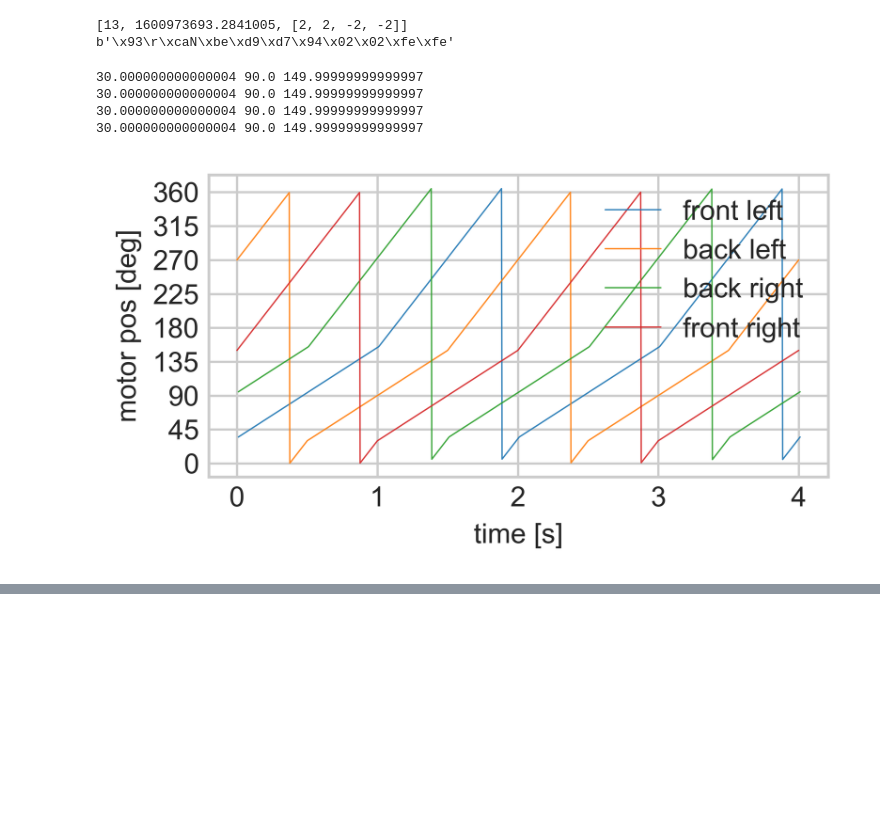
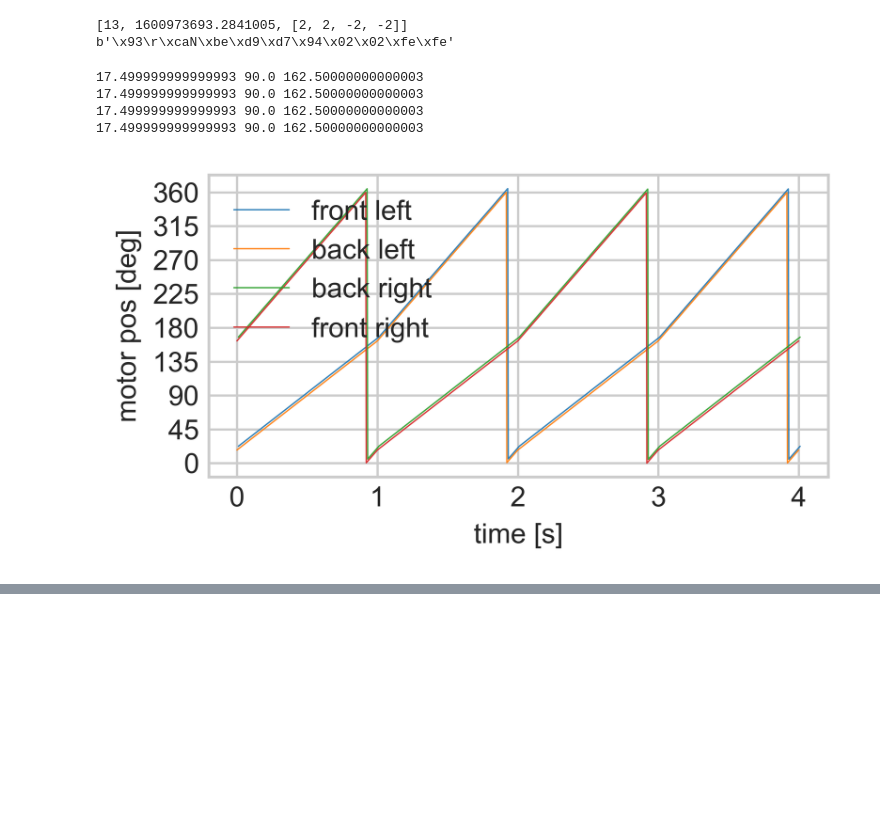
Before and after one commit to boxiXia/FlexipodFast, a Jupyter notebook: src/flexipod_control.ipynb, the cells around one changed output, grey strips where cells are left out. Saved outputs shown, nothing was run; the diff lists cells and outputs as text; code cells hidden in the pictures.

```diff
--- a/src/flexipod_control.ipynb
+++ b/src/flexipod_control.ipynb
@@ -371,11 +371,11 @@ class WalkingTrot():
 
 
 
-# gaits = [ # trotting gait #2 alternate gait
-#     WalkingTrot(0,p_stance_mid = 1./2.*np.pi,contact_angle = 145/180*PI),# front left
-#     WalkingTrot(0,p_stance_mid = 1./2.*np.pi,contact_angle = 145/180*PI), # back left
-#     WalkingTrot(0.5,p_stance_mid = 1./2.*np.pi,contact_angle = 145/180*PI), # back right
-#     WalkingTrot(0.5,p_stance_mid = 1./2.*np.pi,contact_angle = 145/180*PI)] # front right
+gaits = [ # trotting gait #2 alternate gait
+    WalkingTrot(0,p_stance_mid = 1./2.*np.pi,contact_angle = 145/180*PI),# front left
+    WalkingTrot(0,p_stance_mid = 1./2.*np.pi,contact_angle = 145/180*PI), # back left
+    WalkingTrot(0.5,p_stance_mid = 1./2.*np.pi,contact_angle = 145/180*PI), # back right
+    WalkingTrot(0.5,p_stance_mid = 1./2.*np.pi,contact_angle = 145/180*PI)] # front right
 
 
 # gaits = [ # trotting gait #2 alternate gait
@@ -405,12 +405,12 @@ class WalkingTrot():
 # ]
 
 
-gaits = [ # crawl gait #2
-    WalkingTrot(0,p_stance_mid = 1./2.*np.pi,contact_angle = 120/180*PI),# front left
-    WalkingTrot(0.75,p_stance_mid = 1./2.*np.pi,contact_angle = 120/180*PI), # back left
-    WalkingTrot(0.25,p_stance_mid = 1./2.*np.pi,contact_angle = 120/180*PI), # back right
-    WalkingTrot(0.5,p_stance_mid = 1./2.*np.pi,contact_angle = 120/180*PI) # front right
-]
+# gaits = [ # crawl gait #2
+#     WalkingTrot(0,p_stance_mid = 1./2.*np.pi,contact_angle = 120/180*PI),# front left
+#     WalkingTrot(0.75,p_stance_mid = 1./2.*np.pi,contact_angle = 120/180*PI), # back left
+#     WalkingTrot(0.25,p_stance_mid = 1./2.*np.pi,contact_angle = 120/180*PI), # back right
+#     WalkingTrot(0.5,p_stance_mid = 1./2.*np.pi,contact_angle = 120/180*PI) # front right
+# ]
 
 
 
@@ -423,38 +423,38 @@ s_arr = np.linspace(0.5,0.5,1000)
 
 
 angle1 = np.array([gaits[0].GetPos(t,w,s) for t,w,s in zip(t_arr,w_arr,s_arr)])
 angle2 = np.array([gaits[1].GetPos(t,w,s) for t,w,s in zip(t_arr,w_arr,s_arr)])
 angle3 = np.array([gaits[2].GetPos(t,w,s) for t,w,s in zip(t_arr,w_arr,s_arr)])
 angle4 = np.array([gaits[3].GetPos(t,w,s) for t,w,s in zip(t_arr,w_arr,s_arr)])
 
 # angle3 = 2*np.pi-angle1
 # angle4 = 2*np.pi-angle2
 # motor_pos = np.stack((angle1,angle2,angle3,angle4),axis=1)
 
 # vel1 = np.array([trot.GetVel(phase) for phase in t_arr])
 # vel2 = np.array([trot.GetVel(phase+0.5) for phase in t_arr])
 # vel3= -vel1
 # vel4= -vel2
 # motor_vel = np.stack((vel1,vel2,vel3,vel4),axis=1)
 
 plt.figure(figsize=(4,2),dpi=300)
 plt.plot(t_arr+0.01,np.rad2deg(angle1)+5,',-',markersize=0.5,linewidth=0.5,alpha=0.9,label='front left')
 plt.plot(t_arr,np.rad2deg(angle2),',-',markersize=0.5,linewidth=0.5,alpha=0.9,label='back left')
 plt.plot(t_arr+0.01,np.rad2deg(angle3)+5,',-',markersize=0.5,linewidth=0.5,alpha=0.9,label='back right')
 plt.plot(t_arr,np.rad2deg(angle4),',-',markersize=0.5,linewidth=0.5,alpha=0.9,label='front right')
 
 plt.yticks(np.arange(0, 360+45, 45))
 
 plt.ylabel("motor pos [deg]")
 plt.xlabel("time [s]")
 plt.legend()
 plt.show()
 # %% [output]
-30.000000000000004 90.0 149.99999999999997
-30.000000000000004 90.0 149.99999999999997
-30.000000000000004 90.0 149.99999999999997
-30.000000000000004 90.0 149.99999999999997
+17.499999999999993 90.0 162.50000000000003
+17.499999999999993 90.0 162.50000000000003
+17.499999999999993 90.0 162.50000000000003
+17.499999999999993 90.0 162.50000000000003
-[figure, old version]
+[figure, new version]
 # %%
 update_interval = 1/400 - 1e-5
 
```
Also changed, not shown: parts of 9 cells of this notebook, 2 other files.
